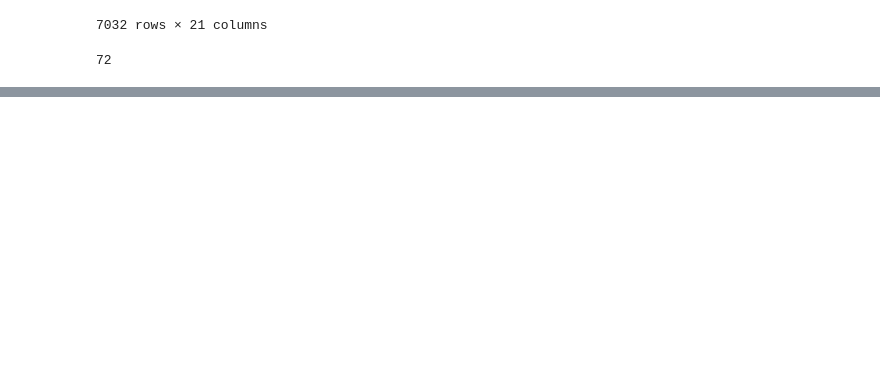
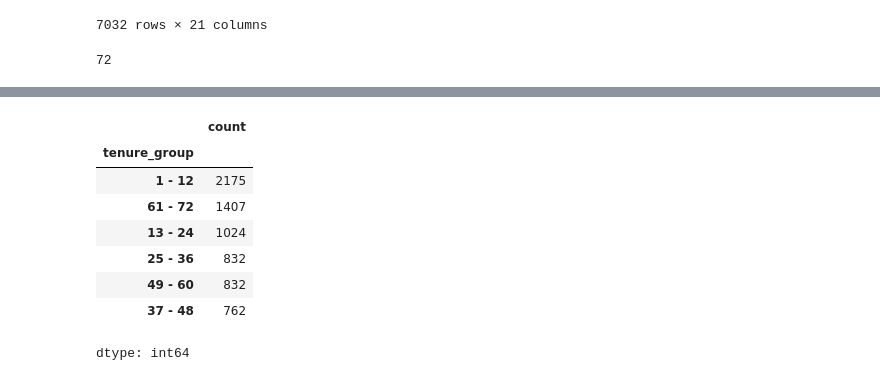
Before and after one commit to rakshamishra54/Customer-Churn-Analysis-, a Jupyter notebook: customer_churn.ipynb, the cells around one changed output, grey strips where cells are left out. Saved outputs shown, nothing was run; the diff lists cells and outputs as text; code cells hidden in the pictures; blank space fills up the shorter version.

```diff
--- a/customer_churn.ipynb
+++ b/customer_churn.ipynb
@@ -225,0 +257,12 @@ print(Customer_Churn['tenure'].max())
+# %%
+Customer_Churn['tenure_group'].value_counts()
+# %% [output]
+|  | count |
+| tenure_group |  |
+| 1 - 12 | 2175 |
+| 61 - 72 | 1407 |
+| 13 - 24 | 1024 |
+| 25 - 36 | 832 |
+| 49 - 60 | 832 |
+| 37 - 48 | 762 |
+dtype: int64
```
Also changed, not shown: parts of 21 cells of this notebook.
